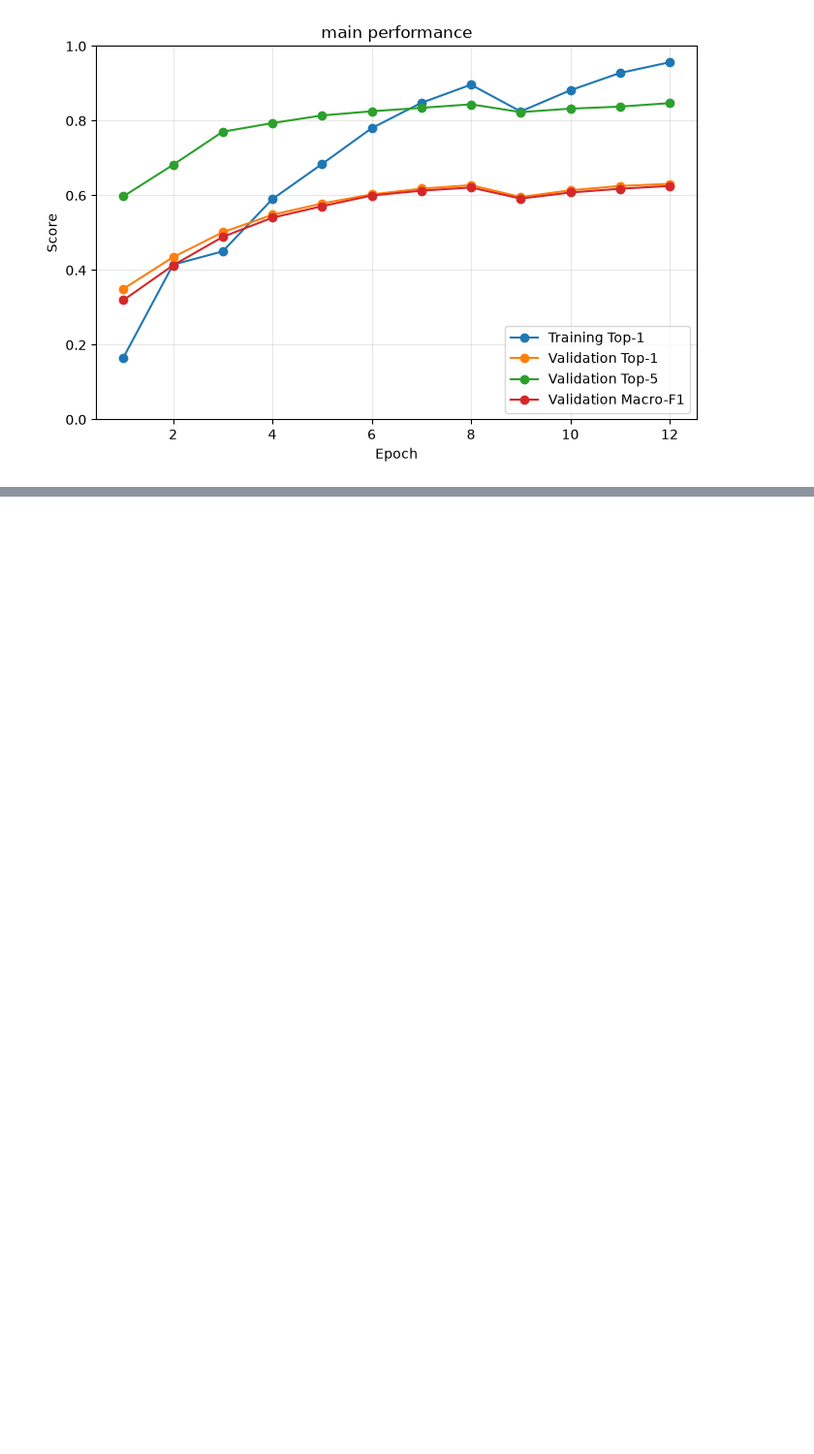
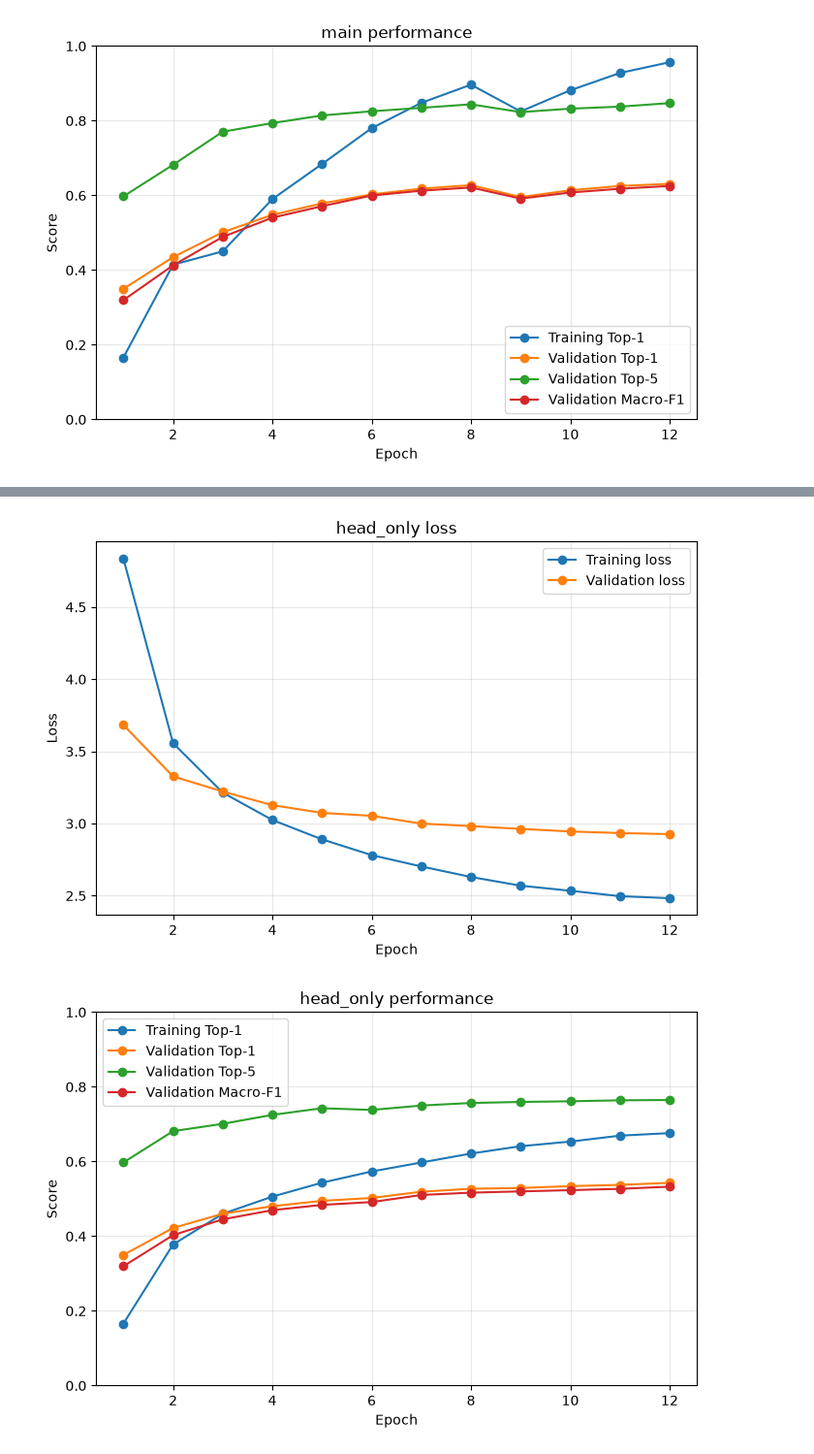
Before and after one commit to dilinganye/9517_assignment_MVP_Group, a Jupyter notebook: src/deep_learning/TaskE01_Pretrained_ResNet18_Training_test.ipynb, the cells around one changed output, grey strips where cells are left out. Shown at 97% size. Drawn from its saved outputs; the diff is of its cells as text; code cells hidden in the pictures; blank space fills up the shorter version.

```diff
--- a/src/deep_learning/TaskE01_Pretrained_ResNet18_Training_test.ipynb
+++ b/src/deep_learning/TaskE01_Pretrained_ResNet18_Training_test.ipynb
@@ -1405,0 +1453,5 @@ plot_history("main")
+# %%
+plot_history("head_only")
+# %% [output]
+[figure, added]
+[figure, added]
```
Also changed, not shown: parts of 8 cells of this notebook, 2 other files.
